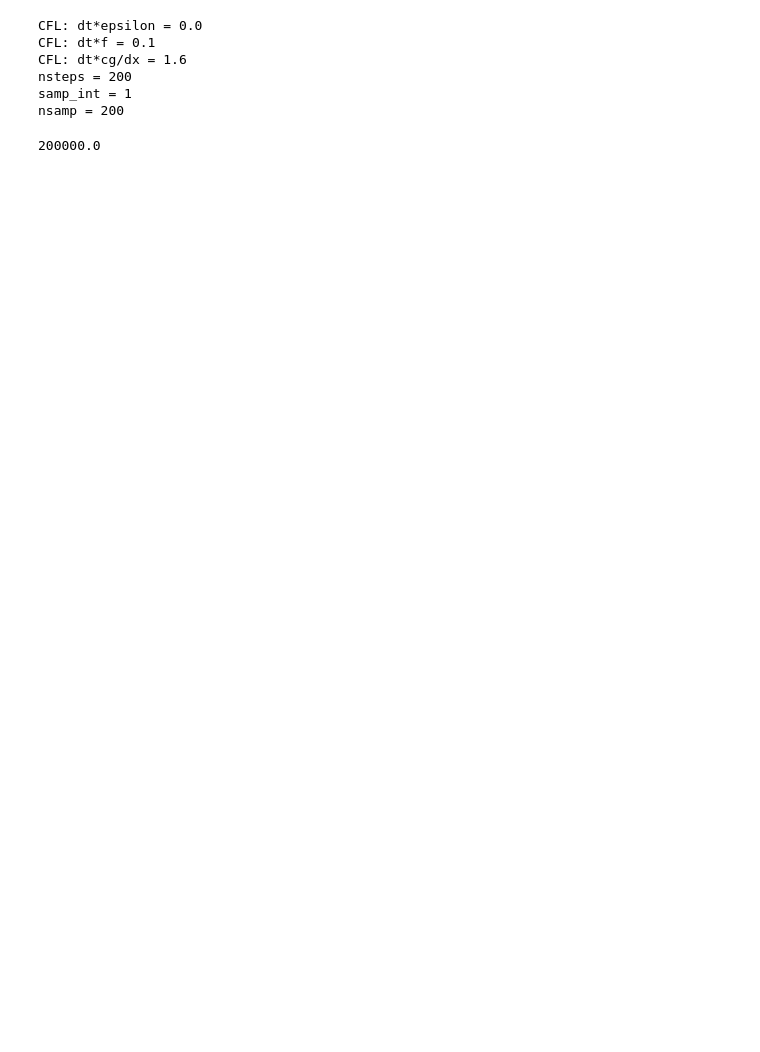
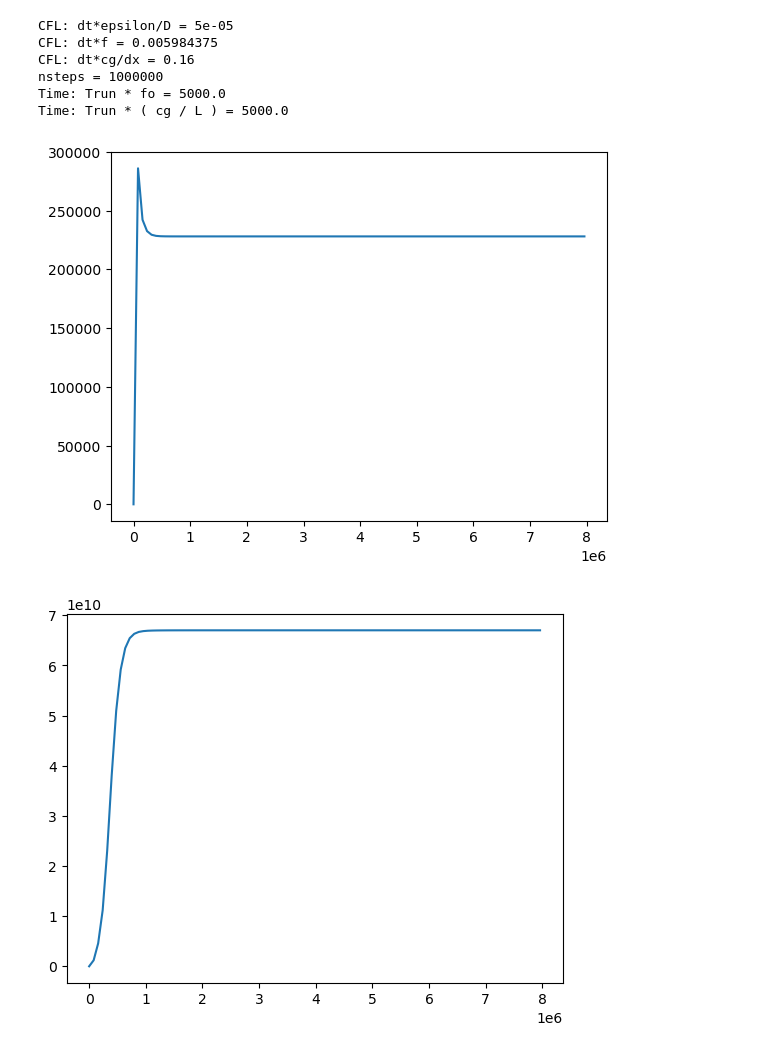
Before and after one commit to ThomasLi0314/OSSWEM_Thomas, a Jupyter notebook: Prototype.ipynb, the cells around one changed output. Saved outputs shown, nothing was run; the diff lists cells and outputs as text; code cells hidden in the pictures; blank space fills up the shorter version.

```diff
--- a/Prototype.ipynb
+++ b/Prototype.ipynb
@@ -219,13 +238,16 @@ Ld = 1000000.0 [m]
 # %%
 M.resting_state()
-u, v, eta, time = M.run(1000., 2.e5, 1000.)
-M.time
+u, v, eta, time = M.run(50., 10000, 100)
+plt.plot(time / 3.1415/2, np.sum(M.D[:,:,np.newaxis]*(u*u+v*v),axis=(0,1)));
+plt.figure();
+plt.plot(time / 3.1415/2, np.sum(M.g*eta**2,axis=(0,1)));
 # %% [output]
-CFL: dt*epsilon = 0.0
-CFL: dt*f = 0.1
-CFL: dt*cg/dx = 1.6
-nsteps = 200
-samp_int = 1
-nsamp = 200
+CFL: dt*epsilon/D = 5e-05
+CFL: dt*f = 0.005984375
+CFL: dt*cg/dx = 0.16
+nsteps = 1000000
+Time: Trun * fo = 5000.0
+Time: Trun * ( cg / L ) = 5000.0
-200000.0
+[figure, added]
+[figure, added]
 # %%
```
Also changed, not shown: parts of 9 cells of this notebook.
